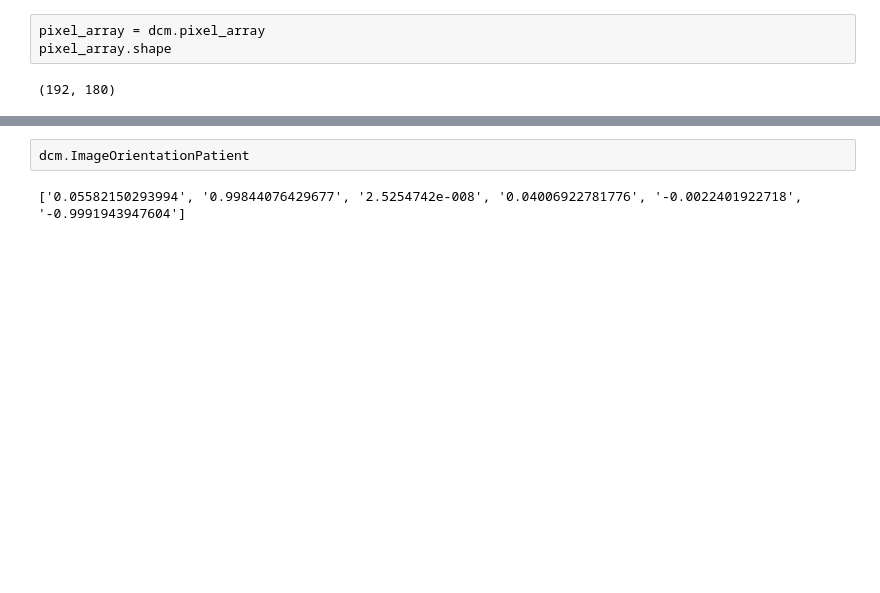
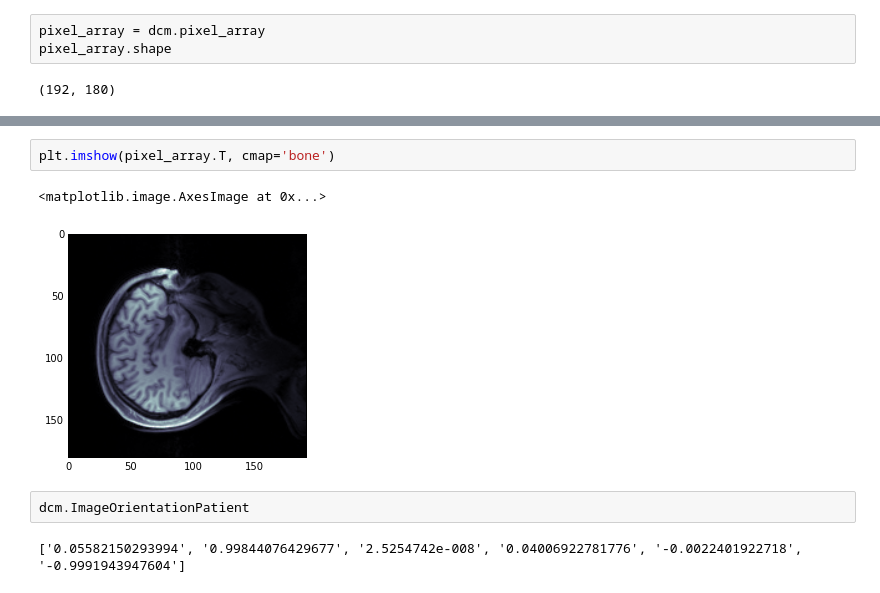
Before and after one commit to jeffmacinnes/affineTests, a Jupyter notebook: sandbox.ipynb, the cells around one changed output, grey strips where cells are left out. Drawn from its saved outputs; the diff is of its cells as text; blank space fills up the shorter version.

```diff
--- a/sandbox.ipynb
+++ b/sandbox.ipynb
@@ -61,3 +82,8 @@ Cols: 180
+# %%
+plt.imshow(pixel_array.T, cmap='bone')
+# %% [output]
+<matplotlib.image.AxesImage at 0x...>
+[figure, added]
 # %%
 dcm.ImageOrientationPatient
 # %% [output]
```
Also changed, not shown: parts of 11 cells of this notebook.
